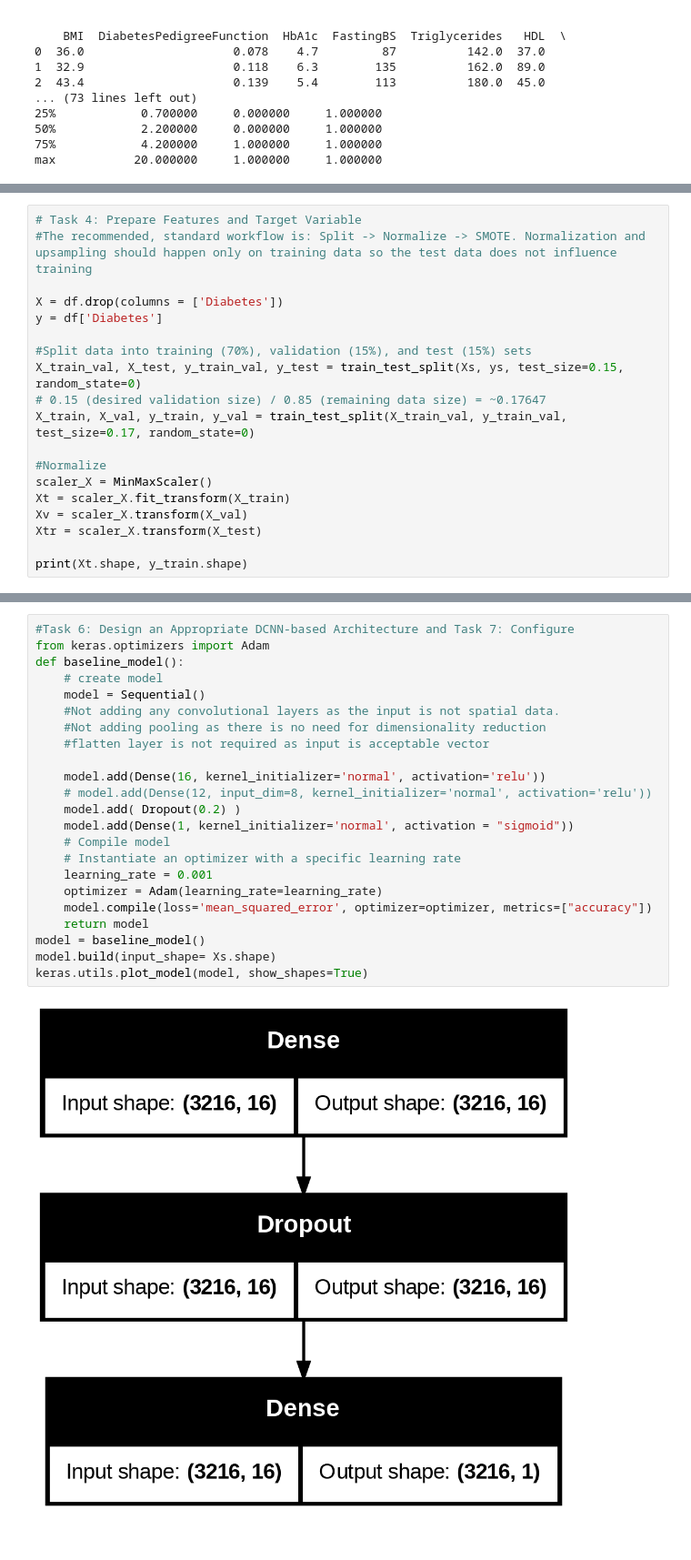
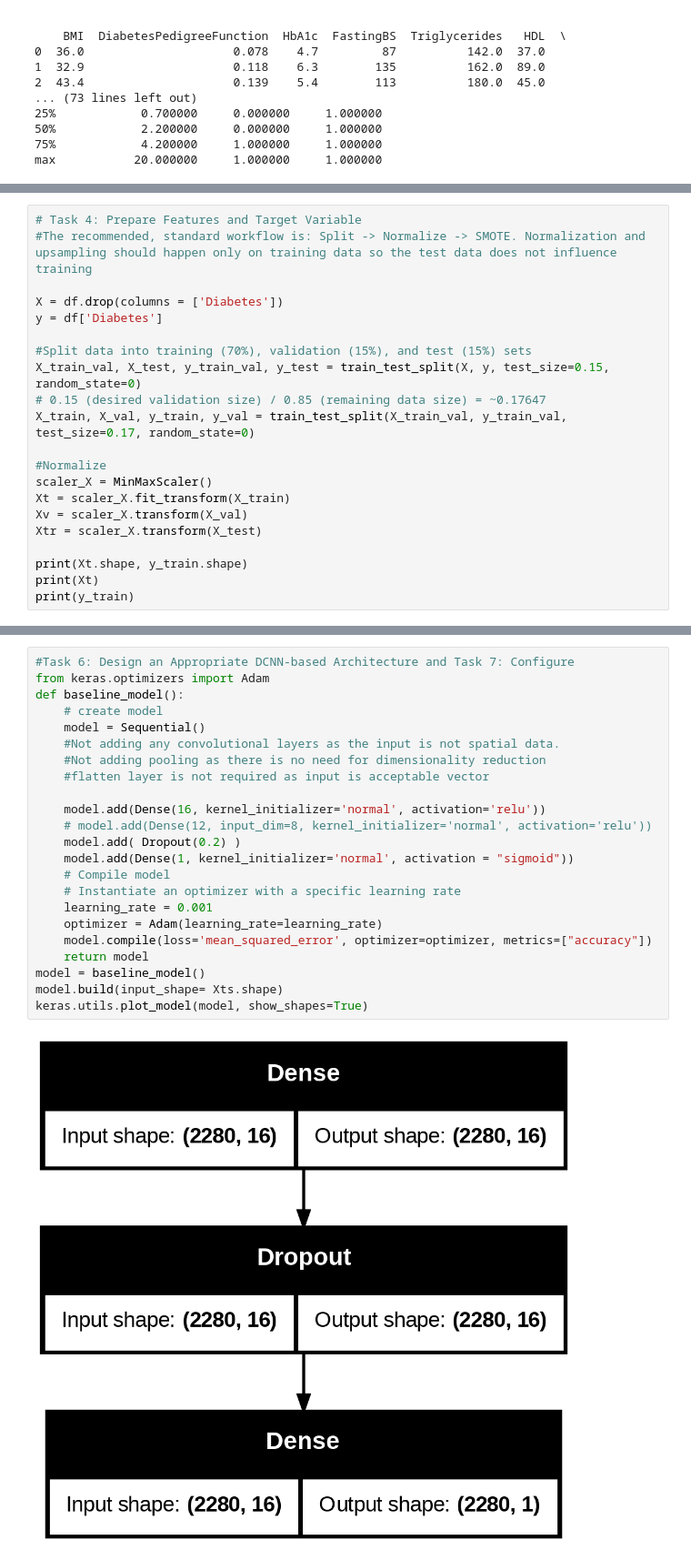
Before and after one commit to gsarada/AICourse-2026, a Jupyter notebook: mod3assmt.ipynb, the cells around one changed output, grey strips where cells are left out. Shown at 91% size. Cells and saved outputs as stored; diff of their text form.

```diff
--- a/mod3assmt.ipynb
+++ b/mod3assmt.ipynb
@@ -196,7 +196,7 @@ X = df.drop(columns = ['Diabetes'])
 y = df['Diabetes']
 
 #Split data into training (70%), validation (15%), and test (15%) sets
-X_train_val, X_test, y_train_val, y_test = train_test_split(Xs, ys, test_size=0.15, random_state=0)
+X_train_val, X_test, y_train_val, y_test = train_test_split(X, y, test_size=0.15, random_state=0)
 # 0.15 (desired validation size) / 0.85 (remaining data size) = ~0.17647
 X_train, X_val, y_train, y_val = train_test_split(X_train_val, y_train_val, test_size=0.17, random_state=0)
 
@@ -207,4 +207,6 @@ Xv = scaler_X.transform(X_val)
 Xtr = scaler_X.transform(X_test)
 
 print(Xt.shape, y_train.shape)
+print(Xt)
+print(y_train)
 # %% [output]
@@ -229,25 +254,25 @@ TypeError: unhashable type: 'numpy.ndarray'
 # %%
 #Task 6: Design an Appropriate DCNN-based Architecture and Task 7: Configure
 from keras.optimizers import Adam
 def baseline_model():
     # create model
     model = Sequential()
     #Not adding any convolutional layers as the input is not spatial data.
     #Not adding pooling as there is no need for dimensionality reduction
     #flatten layer is not required as input is acceptable vector
 
     model.add(Dense(16, kernel_initializer='normal', activation='relu'))
     # model.add(Dense(12, input_dim=8, kernel_initializer='normal', activation='relu'))
     model.add( Dropout(0.2) )
     model.add(Dense(1, kernel_initializer='normal', activation = "sigmoid"))
     # Compile model
     # Instantiate an optimizer with a specific learning rate
     learning_rate = 0.001
     optimizer = Adam(learning_rate=learning_rate)
     model.compile(loss='mean_squared_error', optimizer=optimizer, metrics=["accuracy"])
     return model
 model = baseline_model()
-model.build(input_shape= Xs.shape)
+model.build(input_shape= Xts.shape)
 keras.utils.plot_model(model, show_shapes=True)
 # %% [output]
-[figure, old version]
+[figure, new version]
```
Also changed, not shown: parts of 6 cells of this notebook.
